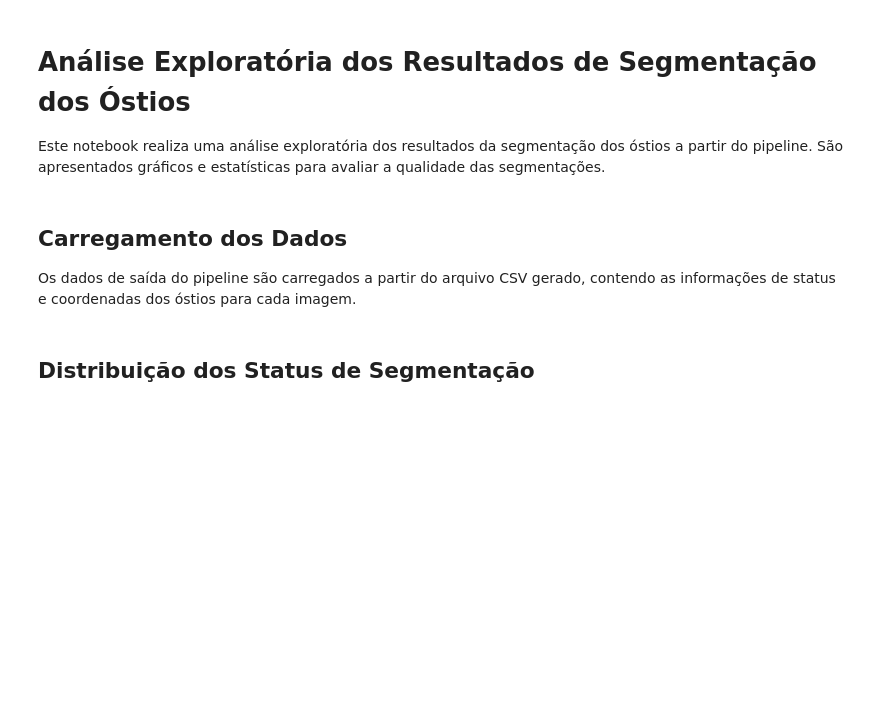
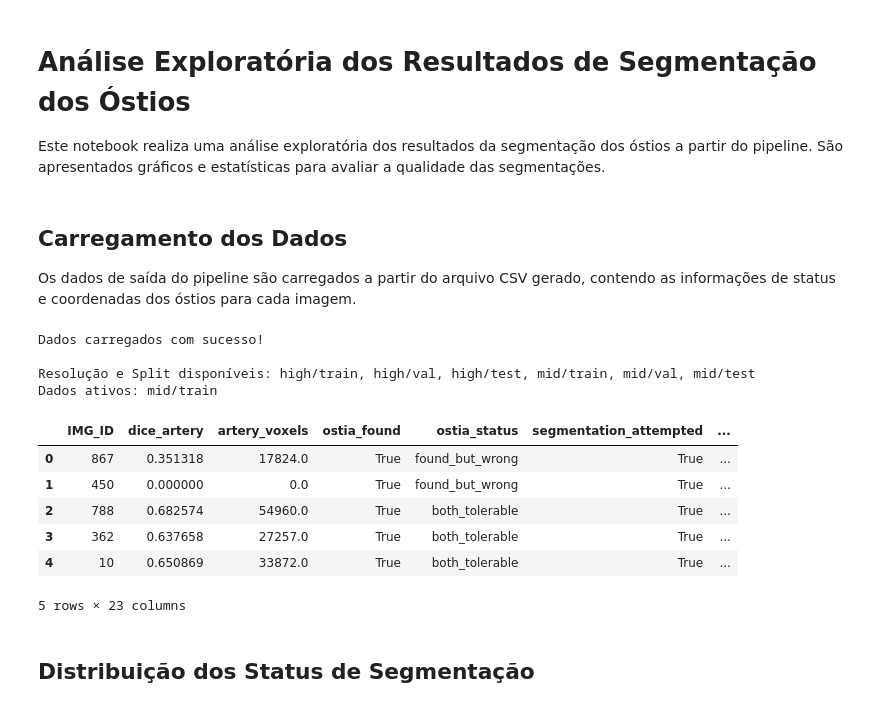
Before and after one commit to matheusssilva991/coronary-centerline-detection, a Jupyter notebook: src/eda/eda_segmentacao.ipynb, the cells around one changed output. Saved outputs shown, nothing was run; the diff lists cells and outputs as text; code cells hidden in the pictures; blank space fills up the shorter version.

```diff
--- a/src/eda/eda_segmentacao.ipynb
+++ b/src/eda/eda_segmentacao.ipynb
@@ -38,41 +39,43 @@ Este notebook realiza uma análise exploratória dos resultados da segmentação
 ## Carregamento dos Dados
 Os dados de saída do pipeline são carregados a partir do arquivo CSV gerado, contendo as informações de status e coordenadas dos óstios para cada imagem.
 # %%
-base_path = "../output/segmentation/8.final_results"
+SPLIT_PATHS_BY_RESOLUTION = get_default_split_paths(REPO_ROOT)
+VALID_SPLITS = ("train", "val", "test")
+RESOLUTION_KEYS = {"high": "high_res", "mid": "mid_res"}
 
-# Paths para High Resolution
-path_high_train = f"{base_path}/high_res/2026-04-21_08-42-13/ostios_train_summary.csv"
-path_high_val = f"{base_path}/high_res/2026-04-21_08-42-13/ostios_val_summary.csv"
-path_high_test = f"{base_path}/high_res/2026-04-28_14-28-44/ostios_test_summary.csv"
 
-# Paths para Mid Resolution
-path_mid_train = f"{base_path}/mid_res/2026-04-30_14-33-37/ostios_train_summary.csv"
-path_mid_val = f"{base_path}/mid_res/2026-04-30_13-24-40/ostios_val_summary.csv"
-path_mid_test = f"{base_path}/mid_res/2026-05-02_10-48-13/ostios_test_summary.csv"
+def load_summary_df(resolution: str, split: str) -> pd.DataFrame:
+    split_dir = SPLIT_PATHS_BY_RESOLUTION[RESOLUTION_KEYS[resolution]][split]
+    return pd.read_csv(split_dir / f"ostios_{split}_summary.csv")
+
 
 # Carregar todos os dados
 data = {
-    'high': {
-        'train': pd.read_csv(path_high_train),
-        'val': pd.read_csv(path_high_val),
-        'test': pd.read_csv(path_high_test),
-    },
-    'mid': {
-        'train': pd.read_csv(path_mid_train),
-        'val': pd.read_csv(path_mid_val),
-        'test': pd.read_csv(path_mid_test),
-    }
+    resolution: {split: load_summary_df(resolution, split) for split in VALID_SPLITS}
+    for resolution in RESOLUTION_KEYS
 }
 
 # Dataset atualmente ativo (padrão: mid/train)
 current_resolution = 'mid'
 current_split = 'train'
 df = data[current_resolution][current_split]
 
 print("Dados carregados com sucesso!")
 print("\nResolução e Split disponíveis: high/train, high/val, high/test, mid/train, mid/val, mid/test")
 print(f"Dados ativos: {current_resolution}/{current_split}")
 df.head()
+# %% [output]
+Dados carregados com sucesso!
+
+Resolução e Split disponíveis: high/train, high/val, high/test, mid/train, mid/val, mid/test
+Dados ativos: mid/train
+|  | IMG_ID | dice_artery | artery_voxels | ostia_found | ostia_status | segmentation_attempted | ... |
+| 0 | 867 | 0.351318 | 17824.0 | True | found_but_wrong | True | ... |
+| 1 | 450 | 0.000000 | 0.0 | True | found_but_wrong | True | ... |
+| 2 | 788 | 0.682574 | 54960.0 | True | both_tolerable | True | ... |
+| 3 | 362 | 0.637658 | 27257.0 | True | both_tolerable | True | ... |
+| 4 | 10 | 0.650869 | 33872.0 | True | both_tolerable | True | ... |
+5 rows × 23 columns
 # %% [markdown]
 ## Distribuição dos Status de Segmentação
 # %% [markdown]
```
Also changed, not shown: parts of 16 cells of this notebook, 6 other files.
